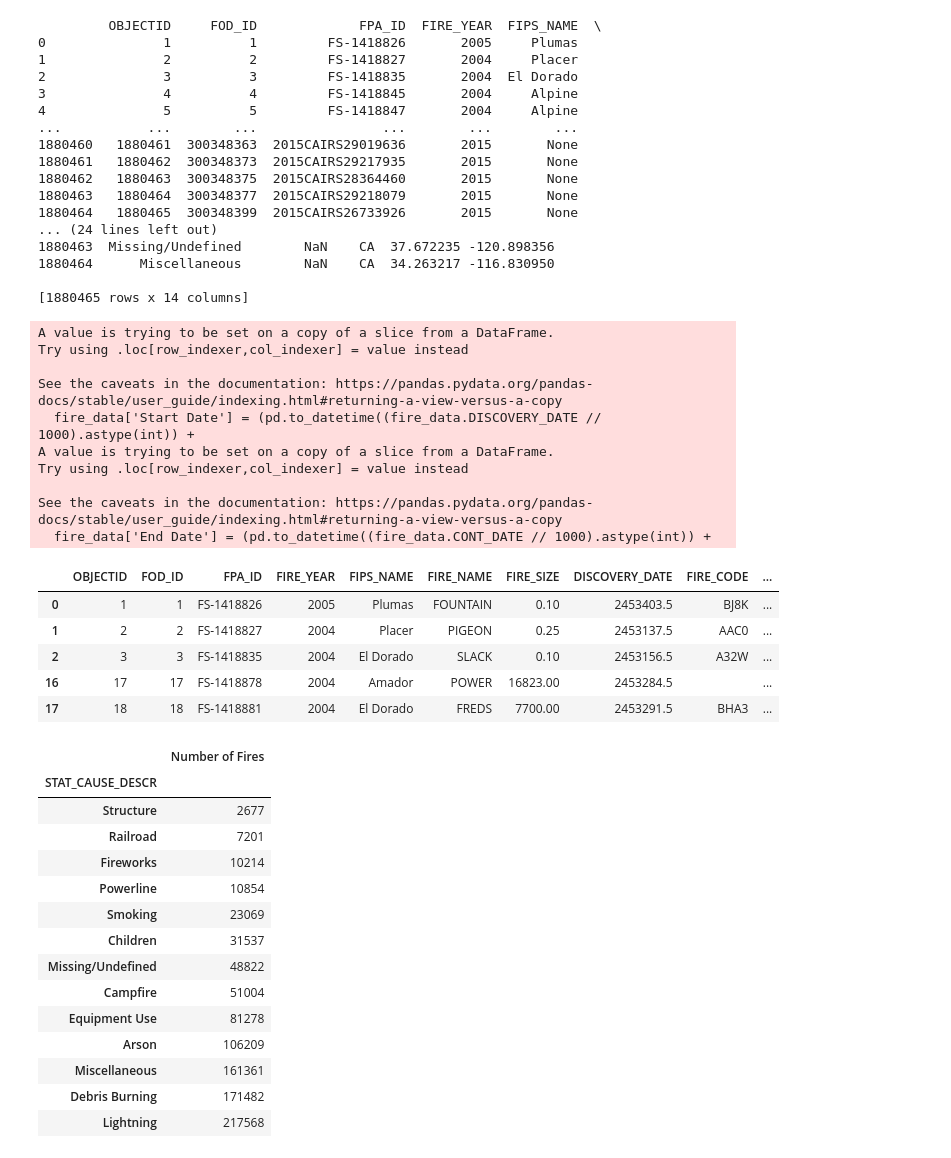
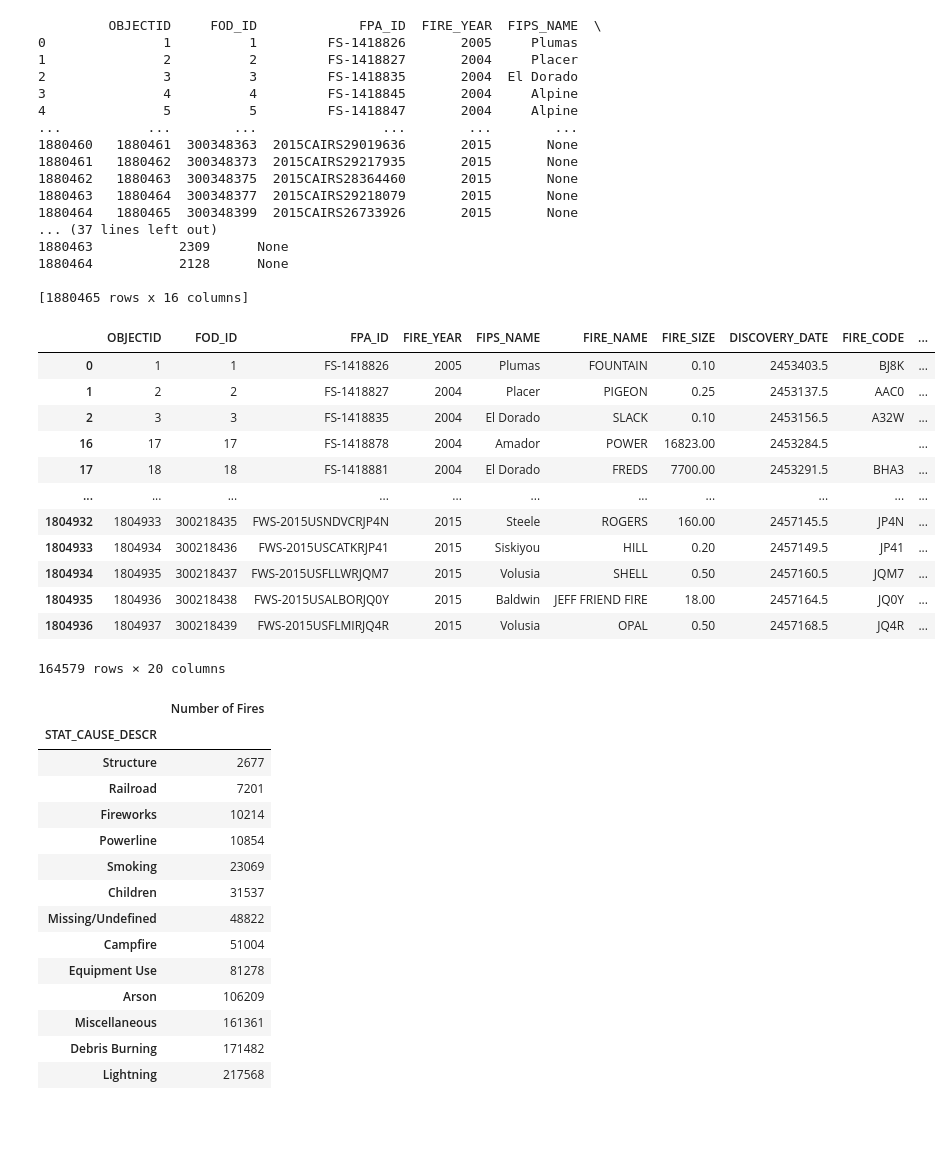
Before and after one commit to Jagjeet/fire-analysis-project, a Jupyter notebook: Untitled.ipynb, the cells around one changed output. Drawn from its saved outputs; the diff is of its cells as text; code cells hidden in the pictures; blank space fills up the shorter version.

```diff
--- a/Untitled.ipynb
+++ b/Untitled.ipynb
@@ -11,7 +13,7 @@ from api_keys import air_key
 # %%
 
 con = sqlite3.connect("./Resources/FPA_FOD_20170508.sqlite")
-fire_data = pd.read_sql_query("SELECT OBJECTID, FOD_ID, FPA_ID, FIRE_YEAR, FIPS_NAME, FIRE_NAME, FIRE_SIZE, DISCOVERY_DATE, FIRE_CODE, STAT_CAUSE_DESCR, CONT_DATE, STATE, LATITUDE, LONGITUDE from Fires", con)
+fire_data = pd.read_sql_query("SELECT OBJECTID, FOD_ID, FPA_ID, FIRE_YEAR, FIPS_NAME, FIRE_NAME, FIRE_SIZE, DISCOVERY_DATE, FIRE_CODE, STAT_CAUSE_DESCR, CONT_DATE, STATE, LATITUDE, LONGITUDE, DISCOVERY_TIME, CONT_TIME from Fires", con)
 
 print(fire_data)
 
@@ -29,29 +31,34 @@ con.close()
 1880462   1880463  300348375  2015CAIRS28364460       2015       None
 1880463   1880464  300348377  2015CAIRS29218079       2015       None
 1880464   1880465  300348399  2015CAIRS26733926       2015       None
-... (24 lines left out)
-1880463  Missing/Undefined        NaN    CA  37.672235 -120.898356
-1880464      Miscellaneous        NaN    CA  34.263217 -116.830950
+... (37 lines left out)
+1880463           2309      None
+1880464           2128      None
 
-[1880465 rows x 14 columns]
+[1880465 rows x 16 columns]
 # %%
+fire_data = fire_data.dropna(inplace = False)
+fire_data['Start Date'] = (pd.to_datetime((fire_data.DISCOVERY_DATE // 1000).astype(int)) +
+                 pd.to_timedelta(fire_data.DISCOVERY_DATE % 1000, unit='D'))
+fire_data['End Date'] = (pd.to_datetime((fire_data.CONT_DATE // 1000).astype(int)) +
+                 pd.to_timedelta(fire_data.CONT_DATE % 1000, unit='D'))
+fire_data["Start Date"] = pd.DatetimeIndex(fire_data['Start Date']).date
+fire_data["End Date"] = pd.DatetimeIndex(fire_data['End Date']).date
+fire_data
 # %% [output]
+|  | OBJECTID | FOD_ID | FPA_ID | FIRE_YEAR | FIPS_NAME | FIRE_NAME | FIRE_SIZE | DISCOVERY_DATE | FIRE_CODE | ... |
+| 0 | 1 | 1 | FS-1418826 | 2005 | Plumas | FOUNTAIN | 0.10 | 2453403.5 | BJ8K | ... |
+| 1 | 2 | 2 | FS-1418827 | 2004 | Placer | PIGEON | 0.25 | 2453137.5 | AAC0 | ... |
+| 2 | 3 | 3 | FS-1418835 | 2004 | El Dorado | SLACK | 0.10 | 2453156.5 | A32W | ... |
+| 16 | 17 | 17 | FS-1418878 | 2004 | Amador | POWER | 16823.00 | 2453284.5 |  | ... |
+| 17 | 18 | 18 | FS-1418881 | 2004 | El Dorado | FREDS | 7700.00 | 2453291.5 | BHA3 | ... |
+| ... | ... | ... | ... | ... | ... | ... | ... | ... | ... | ... |
+| 1804932 | 1804933 | 300218435 | FWS-2015USNDVCRJP4N | 2015 | Steele | ROGERS | 160.00 | 2457145.5 | JP4N | ... |
+| 1804933 | 1804934 | 300218436 | FWS-2015USCATKRJP41 | 2015 | Siskiyou | HILL | 0.20 | 2457149.5 | JP41 | ... |
+| 1804934 | 1804935 | 300218437 | FWS-2015USFLLWRJQM7 | 2015 | Volusia | SHELL | 0.50 | 2457160.5 | JQM7 | ... |
+| 1804935 | 1804936 | 300218438 | FWS-2015USALBORJQ0Y | 2015 | Baldwin | JEFF FRIEND FIRE | 18.00 | 2457164.5 | JQ0Y | ... |
+| 1804936 | 1804937 | 300218439 | FWS-2015USFLMIRJQ4R | 2015 | Volusia | OPAL | 0.50 | 2457168.5 | JQ4R | ... |
-A value is trying to be set on a copy of a slice from a DataFrame.
-Try using .loc[row_indexer,col_indexer] = value instead
-
-See the caveats in the documentation: https://pandas.pydata.org/pandas-docs/stable/user_guide/indexing.html#returning-a-view-versus-a-copy
-  fire_data['Start Date'] = (pd.to_datetime((fire_data.DISCOVERY_DATE // 1000).astype(int)) +
-A value is trying to be set on a copy of a slice from a DataFrame.
-Try using .loc[row_indexer,col_indexer] = value instead
-
-See the caveats in the documentation: https://pandas.pydata.org/pandas-docs/stable/user_guide/indexing.html#returning-a-view-versus-a-copy
-  fire_data['End Date'] = (pd.to_datetime((fire_data.CONT_DATE // 1000).astype(int)) +
+164579 rows × 20 columns
-|  | OBJECTID | FOD_ID | FPA_ID | FIRE_YEAR | FIPS_NAME | FIRE_NAME | FIRE_SIZE | DISCOVERY_DATE | FIRE_CODE | ... |
-| 0 | 1 | 1 | FS-1418826 | 2005 | Plumas | FOUNTAIN | 0.10 | 2453403.5 | BJ8K | ... |
-| 1 | 2 | 2 | FS-1418827 | 2004 | Placer | PIGEON | 0.25 | 2453137.5 | AAC0 | ... |
-| 2 | 3 | 3 | FS-1418835 | 2004 | El Dorado | SLACK | 0.10 | 2453156.5 | A32W | ... |
-| 16 | 17 | 17 | FS-1418878 | 2004 | Amador | POWER | 16823.00 | 2453284.5 |  | ... |
-| 17 | 18 | 18 | FS-1418881 | 2004 | El Dorado | FREDS | 7700.00 | 2453291.5 | BHA3 | ... |
 # %%
 cause = fire_data.groupby(["STAT_CAUSE_DESCR"])
 cause = cause.count()
```
Also changed, not shown: parts of 12 cells of this notebook.
